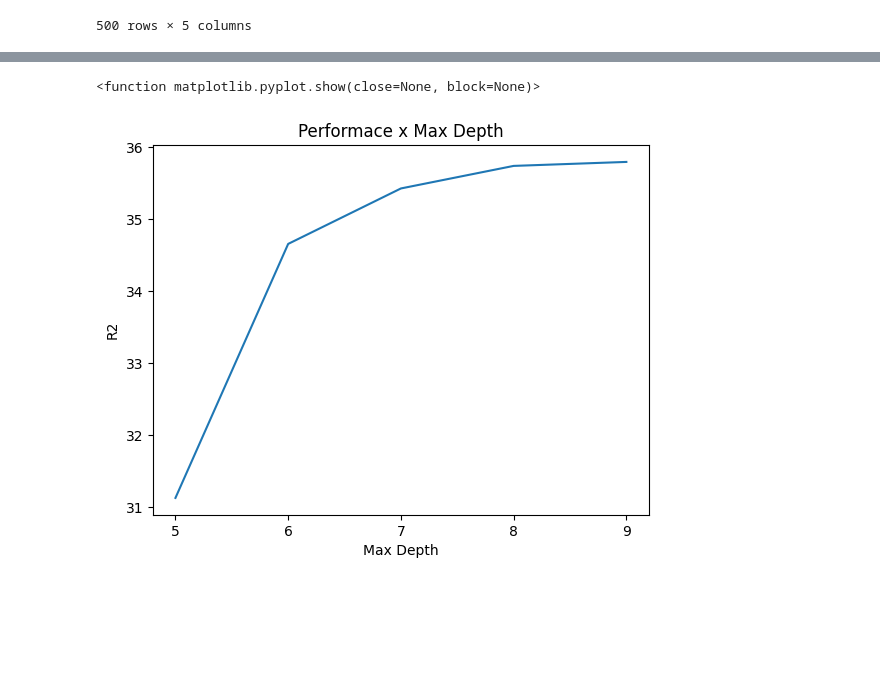
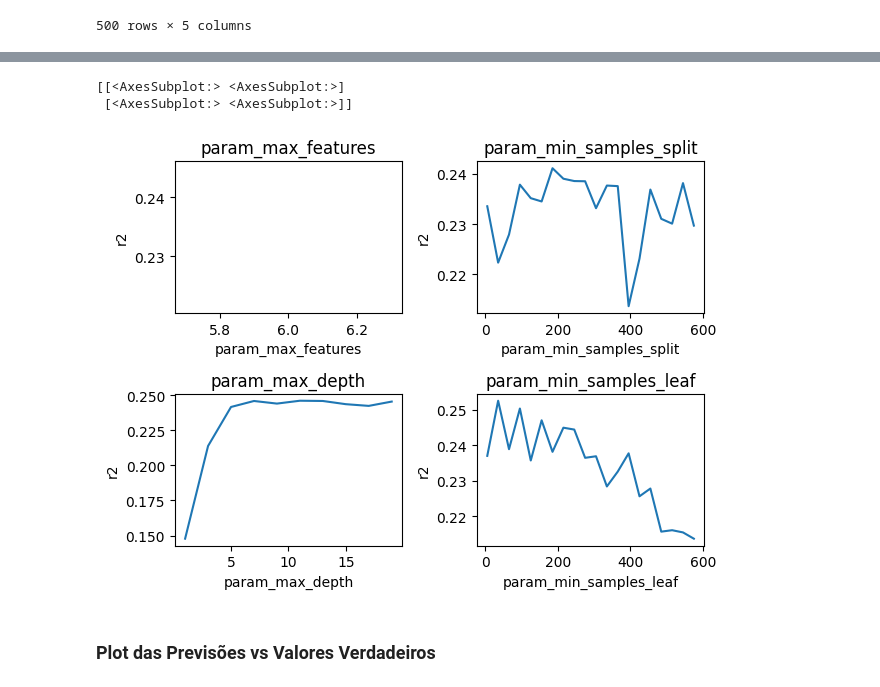
Before and after one commit to iangalvao/TCC_Image_Quality_Assesment, a Jupyter notebook: notebooks/4 - Analise da Busca nos Híper-Parâmetros.ipynb, the cells around one changed output, grey strips where cells are left out. Cells and saved outputs as stored; diff of their text form; code cells hidden in the pictures; blank space fills up the shorter version.

```diff
--- a/notebooks/4 - Analise da Busca nos Híper-Parâmetros.ipynb
+++ b/notebooks/4 - Analise da Busca nos Híper-Parâmetros.ipynb
@@ -216,3 +150,0 @@ Cada conjunto de métricas está em um dicionário, e podemos fazer uma lista de
-# %%
-df = results
-df["mean_test_r2"]
@@ -285,14 +151,31 @@ plt.show()
-# %%
-x = testForest["max_depth"]
-y = testForest["mean_test_r2"]
-
-plt.figure()
-plt.plot(x,y)
-plt.xlabel("Max Depth")
-plt.ylabel("R2")
-plt.title("Performace x Max Depth")
-plt.xticks(np.arange(min(x), max(x)+1, 1.0))
-plt.show
-# %% [output]
-<function matplotlib.pyplot.show(close=None, block=None)>
-[figure, removed]
+# %%
+def plot_param_r2(df,param,ax):
+    min_samples_group = df.groupby([param], as_index=False)['mean_test_r2'].mean()
+
+    #plt.figure()
+    ax.plot(min_samples_group[param],min_samples_group["mean_test_r2"])
+    ax.set(xlabel=param, ylabel="r2", title=param)
+
+
+    #plt.show()
+# %%
+plot, axs = plt.subplots(2,2)
+print (axs)
+i = 0
+j = 0
+for name in params.keys():
+    plot_param_r2(results, "param_" + name, axs[i][j])
+    i+=1
+    if i == 2:
+        i = 0
+        j = 1
+#plt.subplots_adjust(bottom=0.1, right=1.8, top=2.5)
+plot.tight_layout()
+#axs[0].plot(x,y)
+#plot_param_r2(df, "param_max_depth",axs[1])
+# %% [output]
+[[<AxesSubplot:> <AxesSubplot:>]
+ [<AxesSubplot:> <AxesSubplot:>]]
+[figure, added]
+# %% [markdown]
+### Plot das Previsões vs Valores Verdadeiros
```
Also changed, not shown: parts of 29 cells of this notebook, 3 other files.
